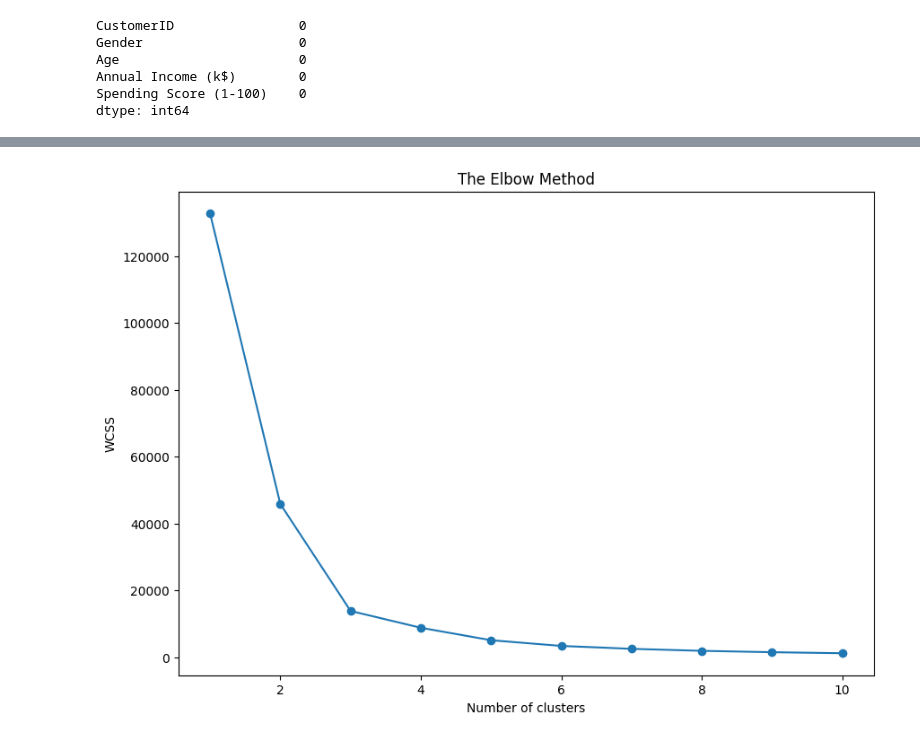
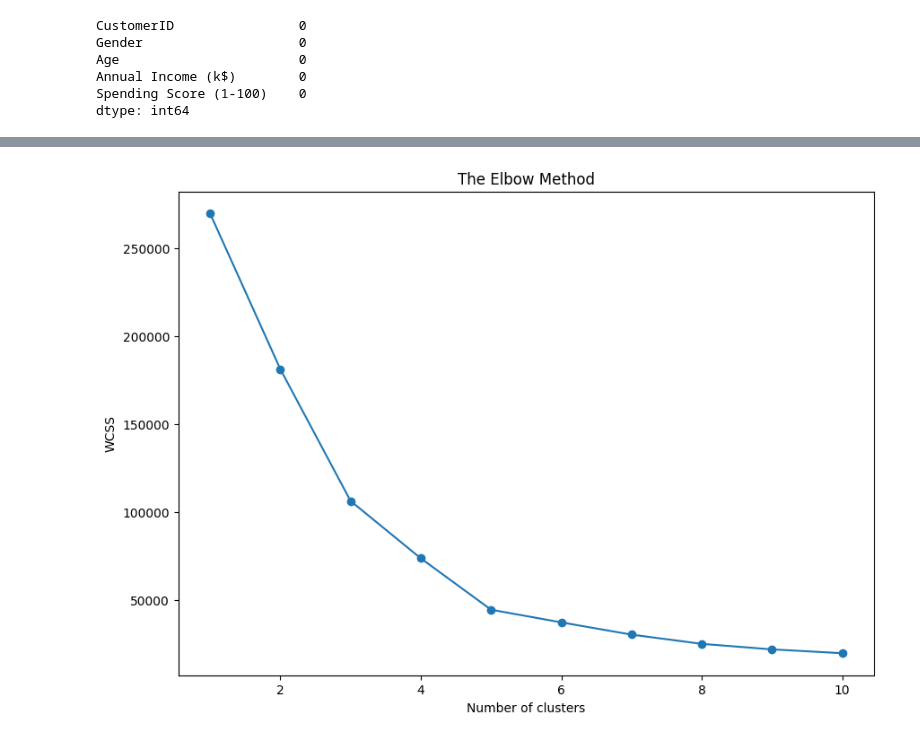
Before and after one commit to Itskindastrange/EDA-TOP-250-NFTS, a Jupyter notebook: customer_segmentation.ipynb, the cells around one changed output, grey strips where cells are left out. Saved outputs shown, nothing was run; the diff lists cells and outputs as text; code cells hidden in the pictures.

```diff
--- a/customer_segmentation.ipynb
+++ b/customer_segmentation.ipynb
@@ -76,18 +78,18 @@ df.tail()
 # %%
 wcss = []
 
 for i in range(1, 11):
     kmeans = KMeans(n_clusters=i,init='k-means++', random_state=42)
-    kmeans.fit(df.iloc[:, 1:])
+    kmeans.fit(df.iloc[:, 0:])
     wcss.append(kmeans.inertia_)
 
 plt.figure(figsize=(10, 7))
 plt.plot(range(1, 11), wcss, marker='o')
 plt.title('The Elbow Method')
 plt.xlabel('Number of clusters')
 plt.ylabel('WCSS')
 plt.show()
 # %% [output]
-[figure, old version]
+[figure, new version]
 # %%
 kmeans = KMeans(n_clusters=5,init='k-means++', random_state=0)
```
Also changed, not shown: parts of 6 cells of this notebook.
